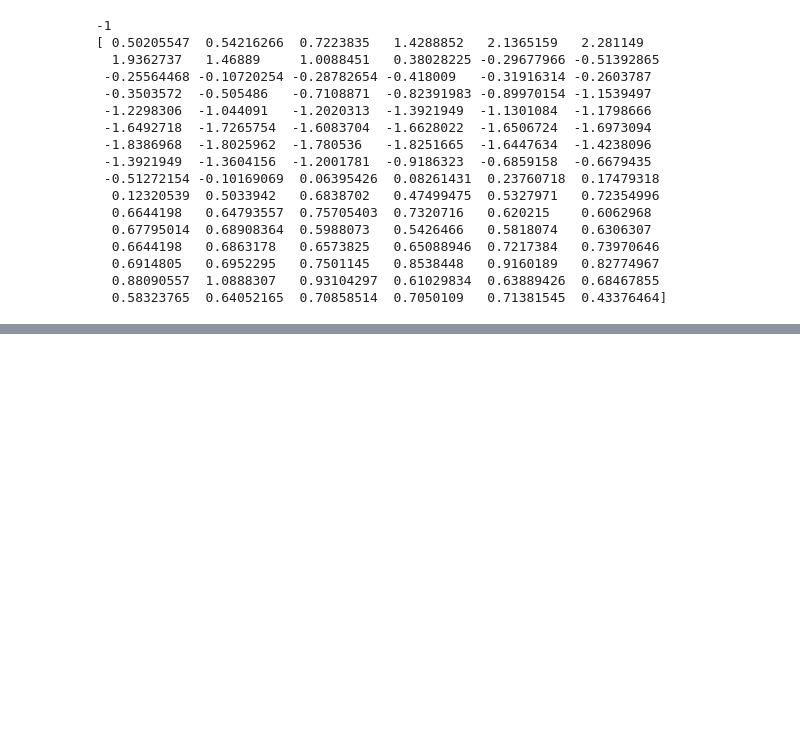
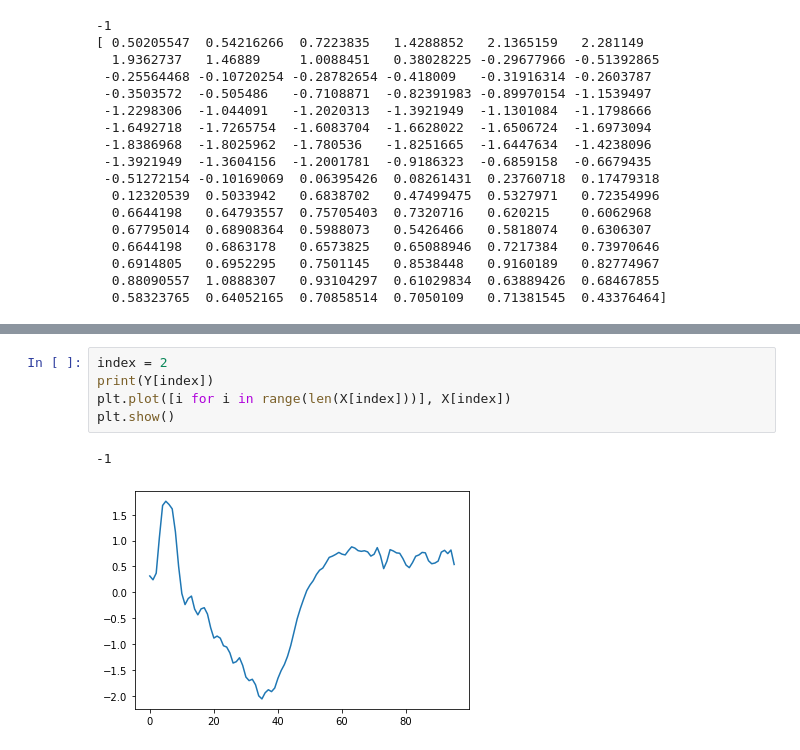
Before and after one commit to antoninchafiol/ECG_Myocardial_Infarction, a Jupyter notebook: notebooks/WholeECGNotebook.ipynb, the cells around one changed output, grey strips where cells are left out. Saved outputs shown, nothing was run; the diff lists cells and outputs as text; blank space fills up the shorter version.

```diff
--- a/notebooks/WholeECGNotebook.ipynb
+++ b/notebooks/WholeECGNotebook.ipynb
@@ -44,0 +45,8 @@ plt.show()
+# %%
+index = 2
+print(Y[index])
+plt.plot([i for i in range(len(X[index]))], X[index])
+plt.show()
+# %% [output]
+-1
+[figure, added]
```
Also changed, not shown: parts of 1 cell of this notebook, 1 other file.
